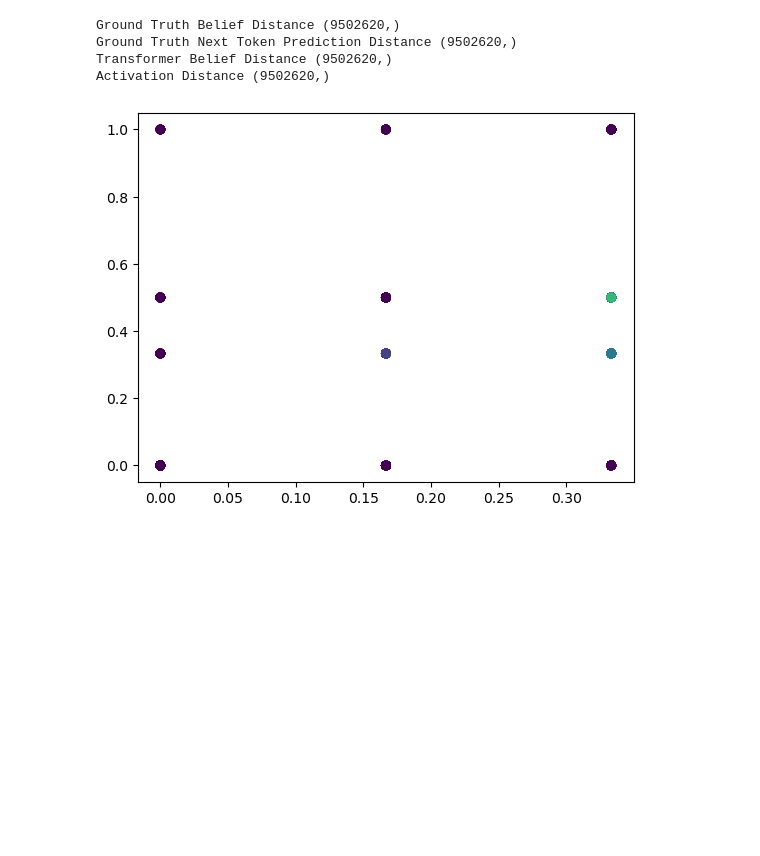
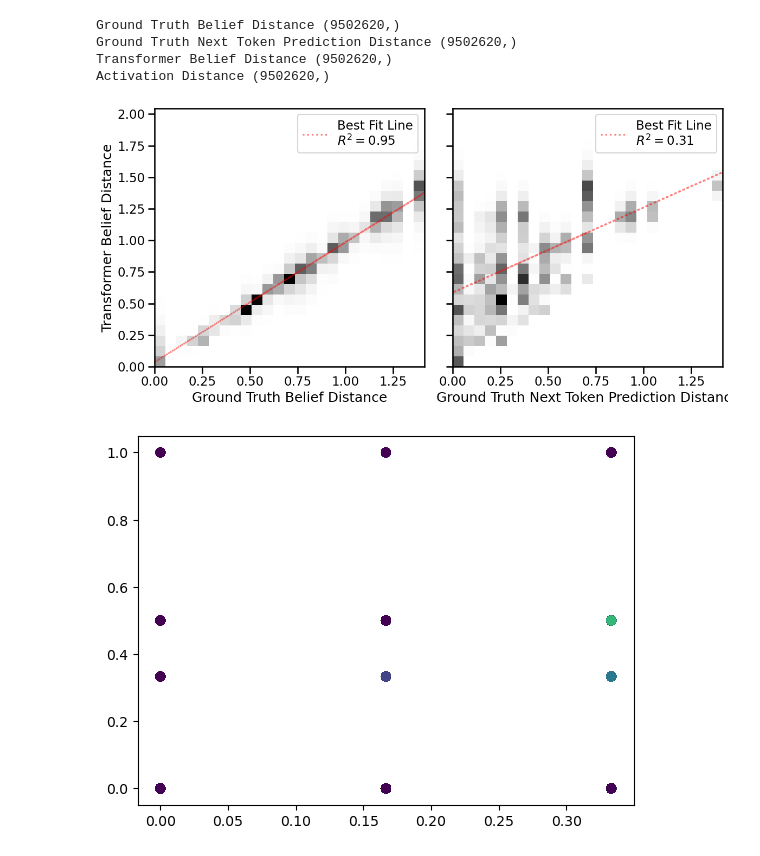
Before and after one commit to adamimos/epsilon-transformers, a Jupyter notebook: examples/rrxor_simplex.ipynb, the cells around one changed output. Cells and saved outputs as stored; diff of their text form; code cells hidden in the pictures; blank space fills up the shorter version.

```diff
--- a/examples/rrxor_simplex.ipynb
+++ b/examples/rrxor_simplex.ipynb
@@ -506,3 +484,60 @@ plt.show()
+# %%
+import matplotlib.pyplot as plt
+import seaborn as sns
+import numpy as np
+
+sns.set_context("talk")
+
+dims = 4
+largest_distance = np.max(distance_df['Ground Truth Belief Distance'])
+
+# Setting up the figure and axes
+fig, axs = plt.subplots(1, 2, figsize=(12, 6), sharey=True)  # Share y-axis across subplots
+
+# Define the pairs of columns to plot
+columns_pairs = [
+    ('Ground Truth Belief Distance', 'Transformer Belief Distance'),
+    ('Ground Truth Next Token Prediction Distance', 'Transformer Belief Distance'),
+    #('Ground Truth Belief Distance', 'Activation Distance'),
+    #('Ground Truth Next Token Prediction Distance', 'Activation Distance')
+]
+
+# Iterate over each subplot and pair of columns
+for ax, (x_col, y_col) in zip(axs.flat, columns_pairs):
+    x = distance_df[x_col]
+    y = distance_df[y_col]
+
+    # Plot 2D histogram with density
+    h = ax.hist2d(x, y, bins=25, cmap='binary', density=True)
+    #plt.colorbar(h[3], ax=ax)
+
+    # Fit a line to the data
+    slope, intercept = np.polyfit(x, y, 1)
+    best_fit_line = slope * x + intercept
+
+    # Calculate R-squared
+    determination = np.corrcoef(x, y)[0, 1]**2
+
+    # Plot the best fit line
+    ax.plot(x, best_fit_line, color='red', linestyle='dotted', alpha=0.5, label=f'Best Fit Line\n$R^2 = {determination:.2f}$')
+    ax.legend()
+
+    # Set titles and labels
+    #ax.set_title(f'{x_col} vs. {y_col}')
+    ax.set_xlabel(x_col)
+    if ax is axs[0]:
+        ax.set_ylabel(y_col)
+
+
+
+    #ax.set_xlim(0, largest_distance)
+    #ax.set_ylim(0, largest_distance)
+
+# Adjust layout
+plt.tight_layout()
+plt.show()
+# %% [output]
+[figure, added]
 # %%
 from matplotlib import pyplot as plt
 tib = transformer_input_beliefs.cpu().numpy()
```
Also changed, not shown: parts of 9 cells of this notebook.
